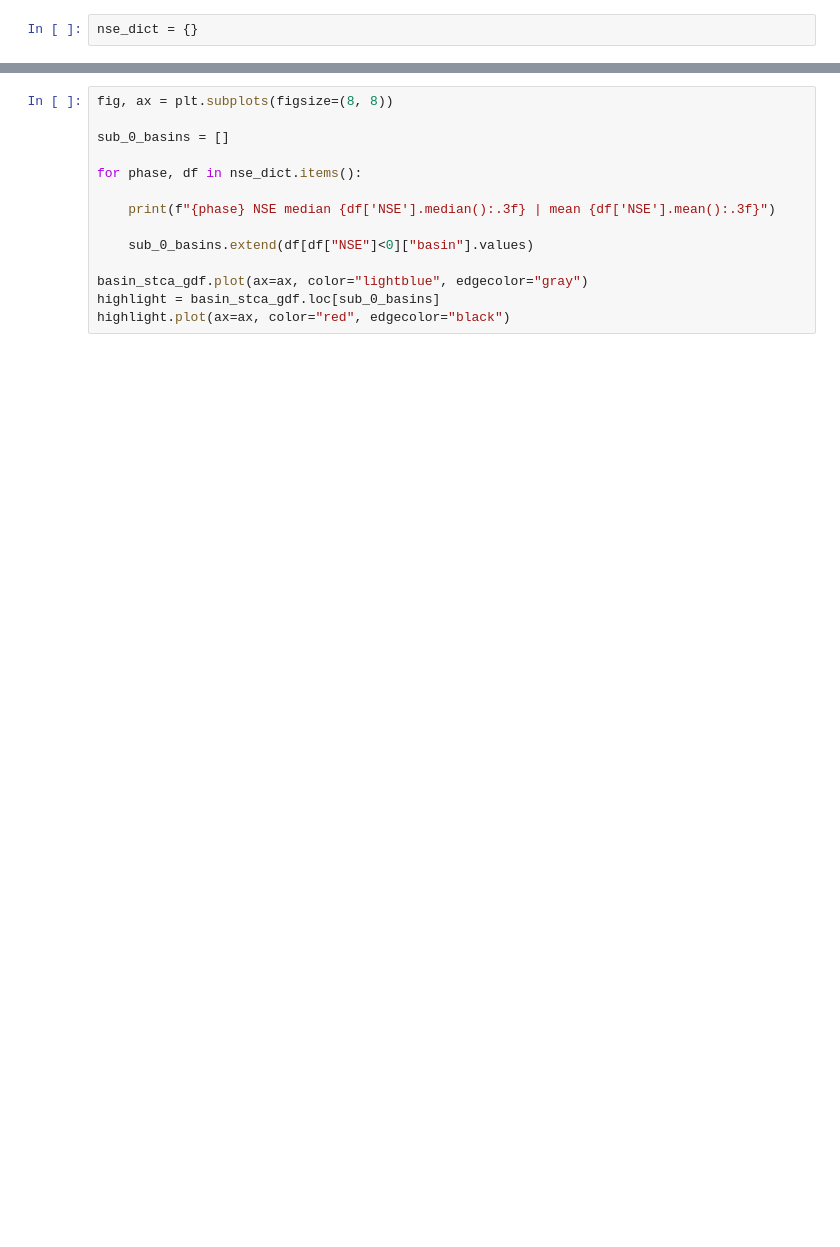
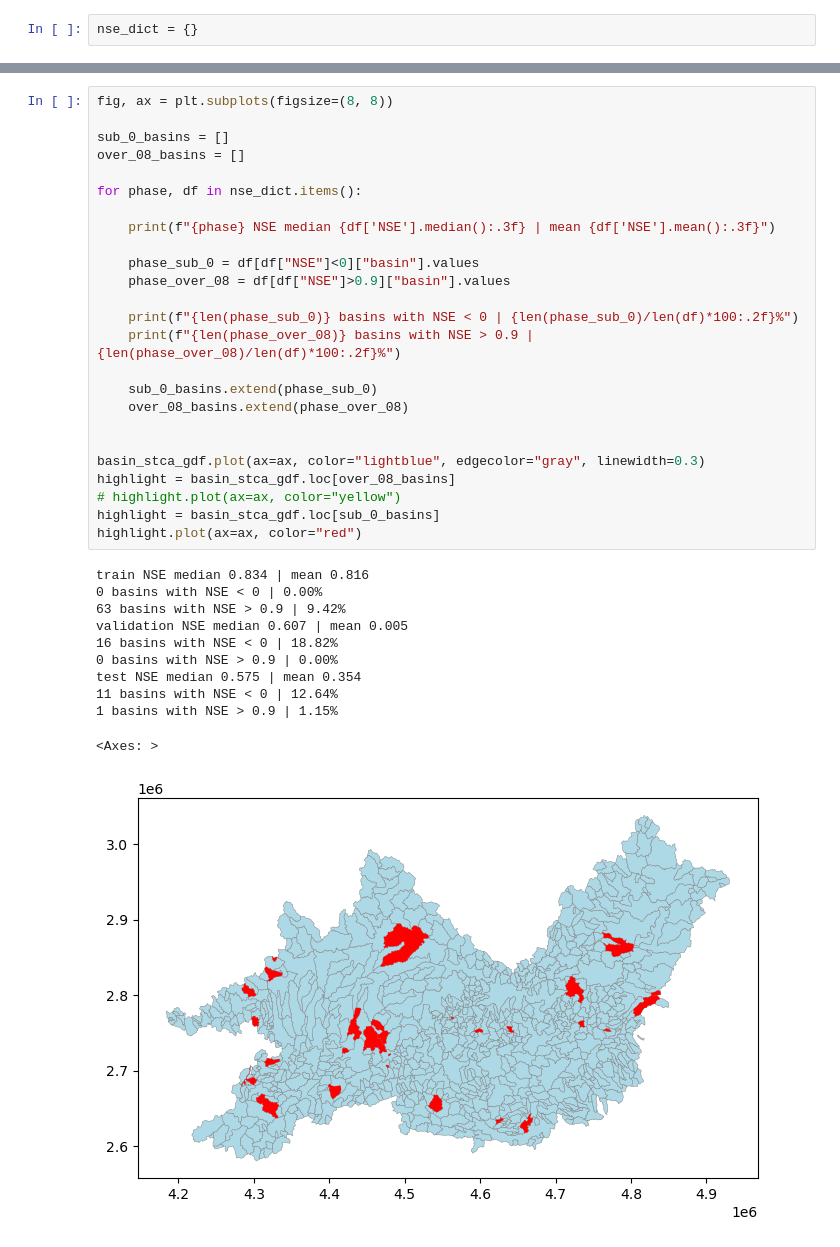
Before and after one commit to tripleUU-U/lamah-ce_lstm, a Jupyter notebook: analaysis/first_inspect.ipynb, the cells around one changed output, grey strips where cells are left out. Cells and saved outputs as stored; diff of their text form; blank space fills up the shorter version.

```diff
--- a/analaysis/first_inspect.ipynb
+++ b/analaysis/first_inspect.ipynb
@@ -73,14 +59,37 @@ sub_0_basins
 # %%
 fig, ax = plt.subplots(figsize=(8, 8))
 
 sub_0_basins = []
+over_08_basins = []
 
 for phase, df in nse_dict.items():
 
     print(f"{phase} NSE median {df['NSE'].median():.3f} | mean {df['NSE'].mean():.3f}")
 
-    sub_0_basins.extend(df[df["NSE"]<0]["basin"].values)
+    phase_sub_0 = df[df["NSE"]<0]["basin"].values
+    phase_over_08 = df[df["NSE"]>0.9]["basin"].values
 
-basin_stca_gdf.plot(ax=ax, color="lightblue", edgecolor="gray")
+    print(f"{len(phase_sub_0)} basins with NSE < 0 | {len(phase_sub_0)/len(df)*100:.2f}%")
+    print(f"{len(phase_over_08)} basins with NSE > 0.9 | {len(phase_over_08)/len(df)*100:.2f}%")
+
+    sub_0_basins.extend(phase_sub_0)
+    over_08_basins.extend(phase_over_08)
+
+
+basin_stca_gdf.plot(ax=ax, color="lightblue", edgecolor="gray", linewidth=0.3)
+highlight = basin_stca_gdf.loc[over_08_basins]
+# highlight.plot(ax=ax, color="yellow")
 highlight = basin_stca_gdf.loc[sub_0_basins]
-highlight.plot(ax=ax, color="red", edgecolor="black")
+highlight.plot(ax=ax, color="red")
+# %% [output]
+train NSE median 0.834 | mean 0.816
+0 basins with NSE < 0 | 0.00%
+63 basins with NSE > 0.9 | 9.42%
+validation NSE median 0.607 | mean 0.005
+16 basins with NSE < 0 | 18.82%
+0 basins with NSE > 0.9 | 0.00%
+test NSE median 0.575 | mean 0.354
+11 basins with NSE < 0 | 12.64%
+1 basins with NSE > 0.9 | 1.15%
+<Axes: >
+[figure, added]
```
Also changed, not shown: parts of 11 cells of this notebook, 2 other files.
